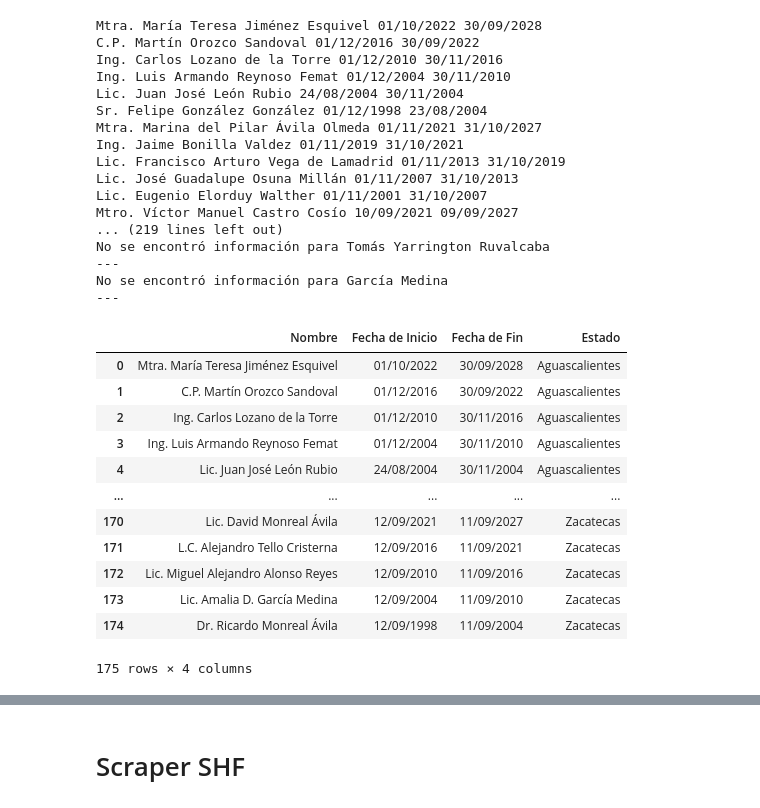
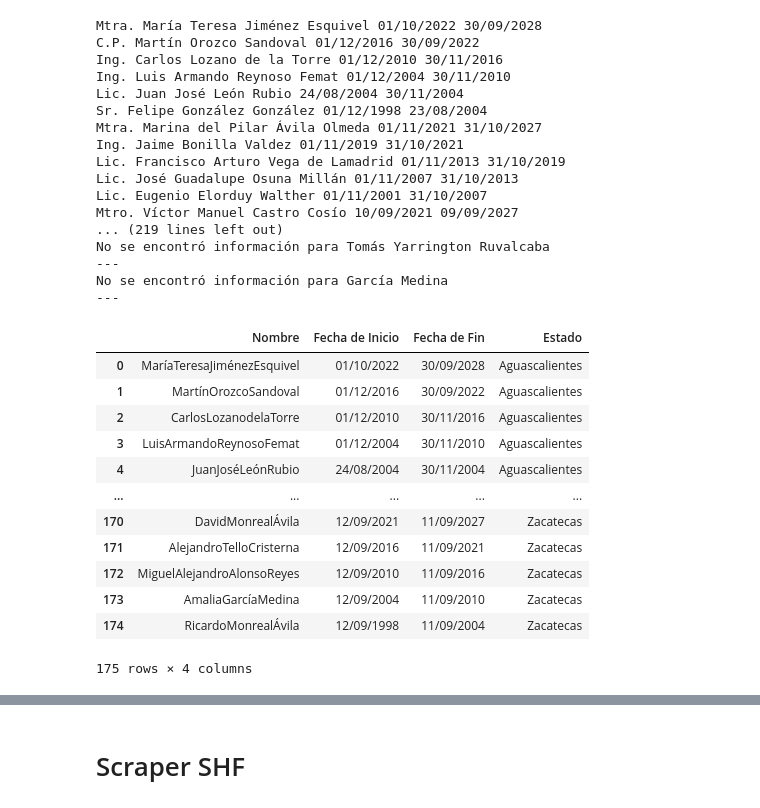
Before and after one commit to BryanPP97/airflow_cobrit, a Jupyter notebook: dags/utils/scraper.ipynb, the cells around one changed output, grey strips where cells are left out. Saved outputs shown, nothing was run; the diff lists cells and outputs as text; code cells hidden in the pictures.

```diff
--- a/dags/utils/scraper.ipynb
+++ b/dags/utils/scraper.ipynb
@@ -454,22 +452,25 @@ No se encontró información para Tomás Yarrington Ruvalcaba
 ---
 No se encontró información para García Medina
 ---
-# %%
-df_gob = pd.read_csv("datos.csv")
-df_gob
-# %% [output]
-|  | Nombre | Fecha de Inicio | Fecha de Fin | Estado |
-| 0 | Mtra. María Teresa Jiménez Esquivel | 01/10/2022 | 30/09/2028 | Aguascalientes |
-| 1 | C.P. Martín Orozco Sandoval | 01/12/2016 | 30/09/2022 | Aguascalientes |
-| 2 | Ing. Carlos Lozano de la Torre | 01/12/2010 | 30/11/2016 | Aguascalientes |
-| 3 | Ing. Luis Armando Reynoso Femat | 01/12/2004 | 30/11/2010 | Aguascalientes |
-| 4 | Lic. Juan José León Rubio | 24/08/2004 | 30/11/2004 | Aguascalientes |
-| ... | ... | ... | ... | ... |
-| 170 | Lic. David Monreal Ávila | 12/09/2021 | 11/09/2027 | Zacatecas |
-| 171 | L.C. Alejandro Tello Cristerna | 12/09/2016 | 11/09/2021 | Zacatecas |
-| 172 | Lic. Miguel Alejandro Alonso Reyes | 12/09/2010 | 11/09/2016 | Zacatecas |
-| 173 | Lic. Amalia D. García Medina | 12/09/2004 | 11/09/2010 | Zacatecas |
-| 174 | Dr. Ricardo Monreal Ávila | 12/09/1998 | 11/09/2004 | Zacatecas |
-175 rows × 4 columns
+# %%
+df_gob = pd.read_csv("datos.csv")
+df_gob['Nombre'] = df_gob['Nombre'].str.replace(r'\w+\.', '', regex=True)
+df_gob['Nombre'] = df_gob['Nombre'].str.replace(r'\s', '', regex=True)
+#df_gob = df_gob.drop_duplicates(subset=['Nombre'])
+df_gob
+# %% [output]
+|  | Nombre | Fecha de Inicio | Fecha de Fin | Estado |
+| 0 | MaríaTeresaJiménezEsquivel | 01/10/2022 | 30/09/2028 | Aguascalientes |
+| 1 | MartínOrozcoSandoval | 01/12/2016 | 30/09/2022 | Aguascalientes |
+| 2 | CarlosLozanodelaTorre | 01/12/2010 | 30/11/2016 | Aguascalientes |
+| 3 | LuisArmandoReynosoFemat | 01/12/2004 | 30/11/2010 | Aguascalientes |
+| 4 | JuanJoséLeónRubio | 24/08/2004 | 30/11/2004 | Aguascalientes |
+| ... | ... | ... | ... | ... |
+| 170 | DavidMonrealÁvila | 12/09/2021 | 11/09/2027 | Zacatecas |
+| 171 | AlejandroTelloCristerna | 12/09/2016 | 11/09/2021 | Zacatecas |
+| 172 | MiguelAlejandroAlonsoReyes | 12/09/2010 | 11/09/2016 | Zacatecas |
+| 173 | AmaliaGarcíaMedina | 12/09/2004 | 11/09/2010 | Zacatecas |
+| 174 | RicardoMonrealÁvila | 12/09/1998 | 11/09/2004 | Zacatecas |
+175 rows × 4 columns
 # %%
 df_pp = pd.read_csv("resultados_gobernadores.csv")
```
Also changed, not shown: parts of 4 cells of this notebook.
